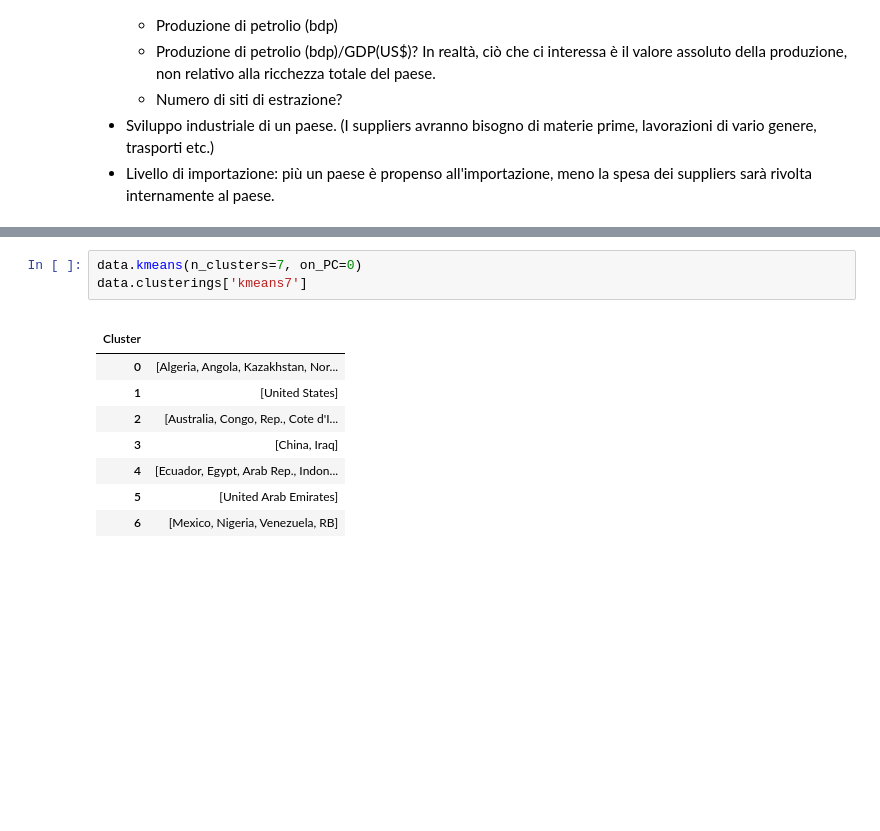
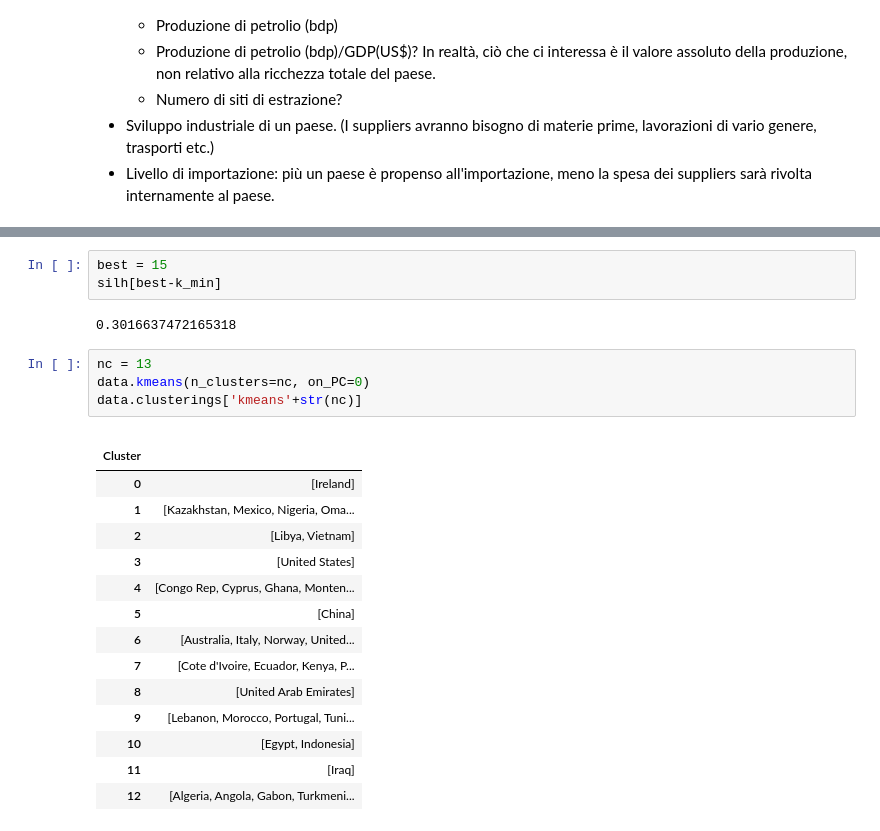
Before and after one commit to WolfLo/clustering-economies, a Jupyter notebook: petroleum.ipynb, the cells around one changed output, grey strips where cells are left out. Drawn from its saved outputs; the diff is of its cells as text; blank space fills up the shorter version.

```diff
--- a/petroleum.ipynb
+++ b/petroleum.ipynb
@@ -148,13 +120,25 @@ class KMeans(sklearn.base.BaseEstimator, sklearn.base.ClusterMixin, sklearn.base
+# %%
+best = 15
+silh[best-k_min]
+# %% [output]
+0.3016637472165318
 # %%
-data.kmeans(n_clusters=7, on_PC=0)
-data.clusterings['kmeans7']
+nc = 13
+data.kmeans(n_clusters=nc, on_PC=0)
+data.clusterings['kmeans'+str(nc)]
 # %% [output]
 |  |  |
 | Cluster |  |
-| 0 | [Algeria, Angola, Kazakhstan, Nor... |
-| 1 | [United States] |
-| 2 | [Australia, Congo, Rep., Cote d'I... |
-| 3 | [China, Iraq] |
-| 4 | [Ecuador, Egypt, Arab Rep., Indon... |
-| 5 | [United Arab Emirates] |
-| 6 | [Mexico, Nigeria, Venezuela, RB] |
+| 0 | [Ireland] |
+| 1 | [Kazakhstan, Mexico, Nigeria, Oma... |
+| 2 | [Libya, Vietnam] |
+| 3 | [United States] |
+| 4 | [Congo Rep, Cyprus, Ghana, Monten... |
+| 5 | [China] |
+| 6 | [Australia, Italy, Norway, United... |
+| 7 | [Cote d'Ivoire, Ecuador, Kenya, P... |
+| 8 | [United Arab Emirates] |
+| 9 | [Lebanon, Morocco, Portugal, Tuni... |
+| 10 | [Egypt, Indonesia] |
+| 11 | [Iraq] |
+| 12 | [Algeria, Angola, Gabon, Turkmeni... |
```
Also changed, not shown: parts of 13 cells of this notebook, 1 other file.
